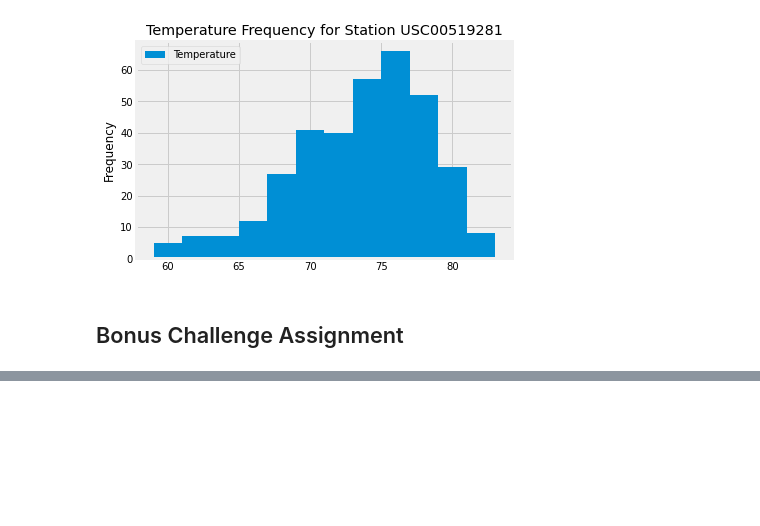
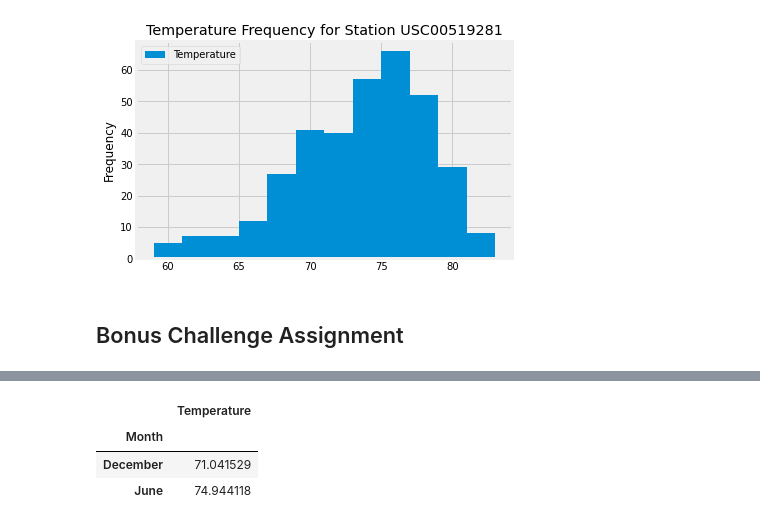
Before and after one commit to JeniLam/SQLAlchemy_Challenge, a Jupyter notebook: climate_starter.ipynb, the cells around one changed output, grey strips where cells are left out. Drawn from its saved outputs; the diff is of its cells as text; code cells hidden in the pictures; blank space fills up the shorter version.

```diff
--- a/climate_starter.ipynb
+++ b/climate_starter.ipynb
@@ -237,0 +272,9 @@ plt.show()
+# %%
+# use group_by to get average for each month
+avg_temp = June_Dec_df.groupby('Month').mean()
+avg_temp
+# %% [output]
+|  | Temperature |
+| Month |  |
+| December | 71.041529 |
+| June | 74.944118 |
```
Also changed, not shown: parts of 9 cells of this notebook.
